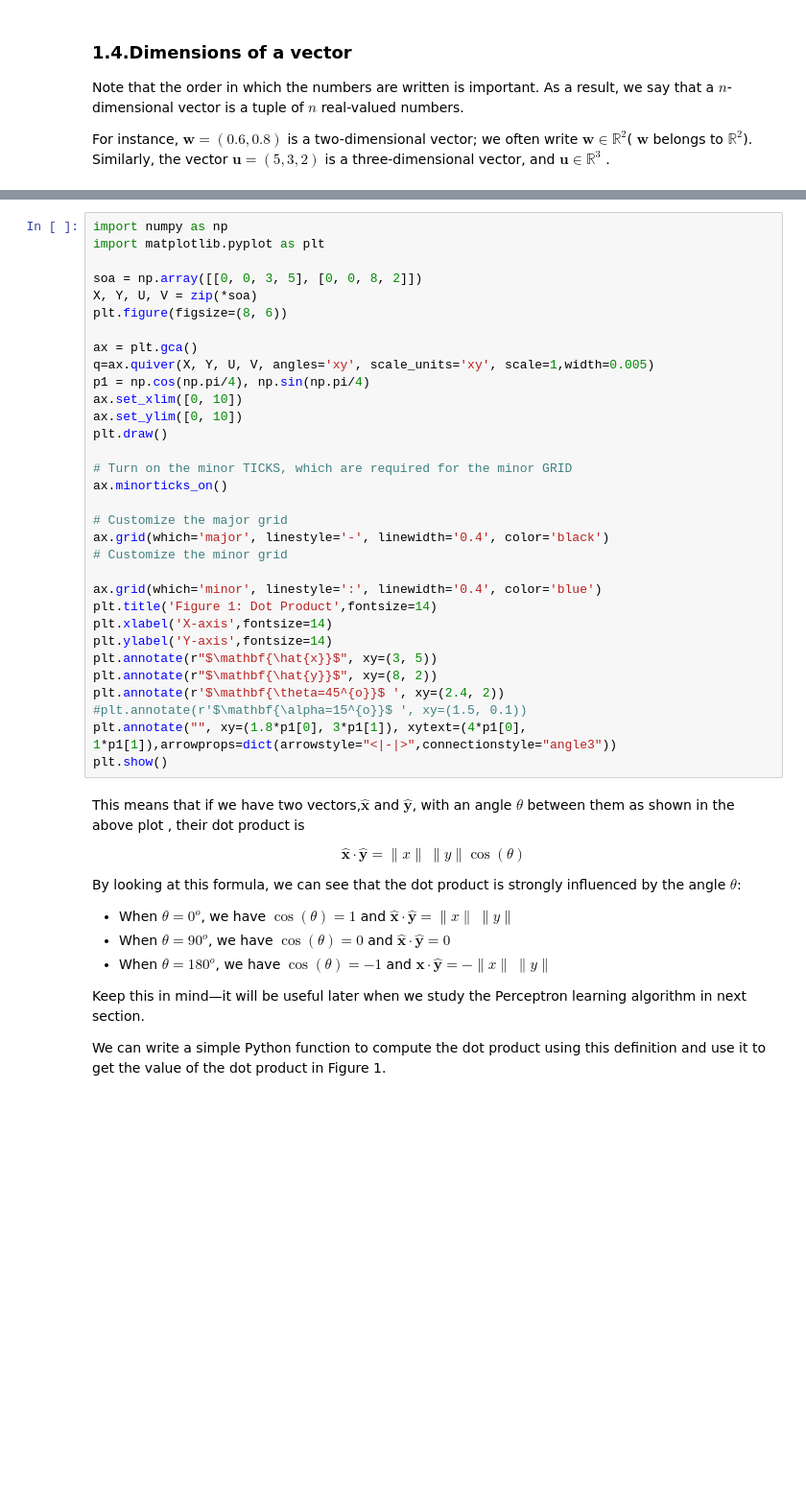
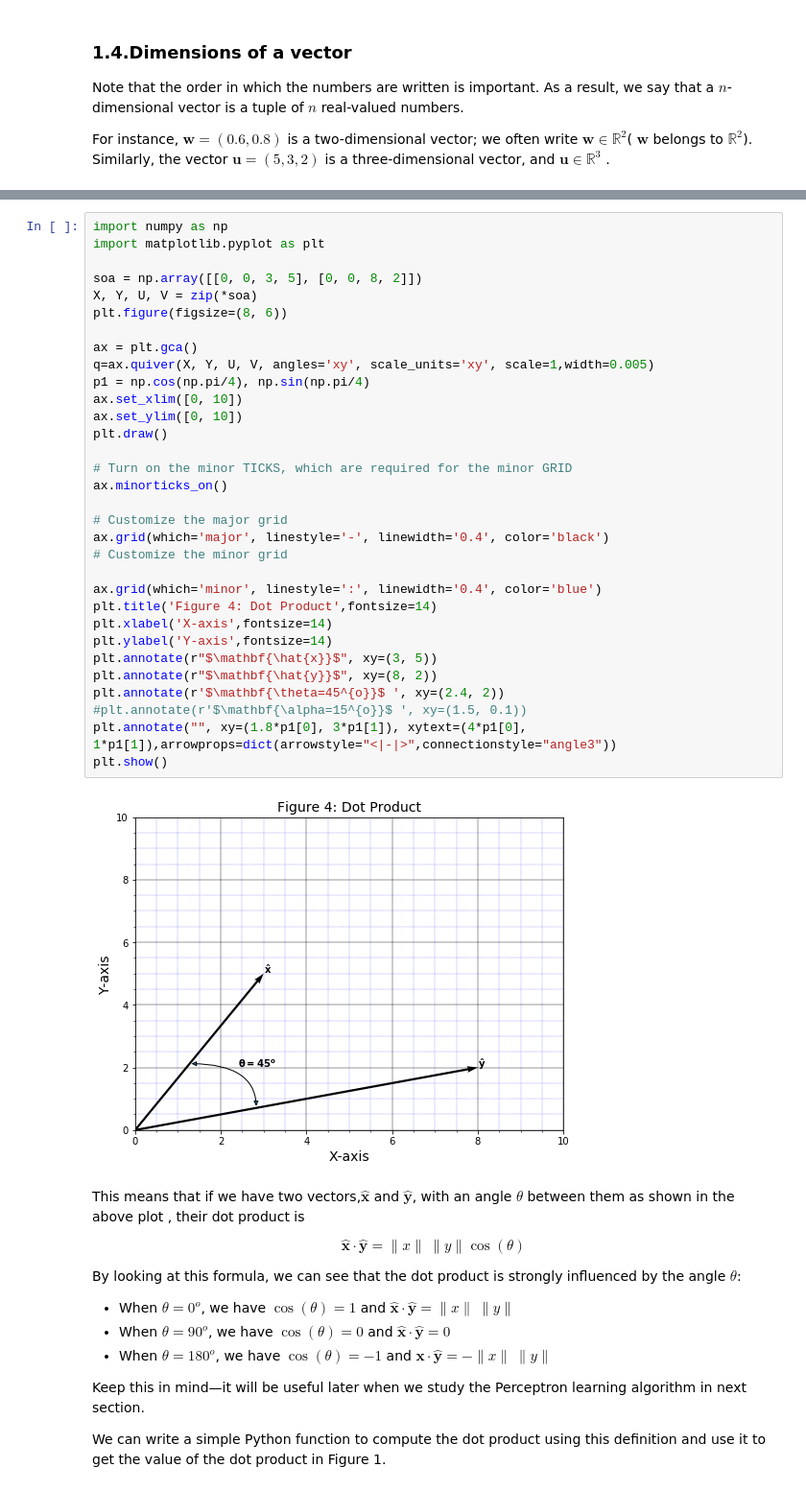
Before and after one commit to AnilSarode/Machine-Learning-Digital-Book-, a Jupyter notebook: The Perceptron/The Perceptron .ipynb, the cells around one changed output, grey strips where cells are left out. Shown at 96% size. Saved outputs shown, nothing was run; the diff lists cells and outputs as text; blank space fills up the shorter version.

```diff
--- a/The Perceptron/The Perceptron .ipynb
+++ b/The Perceptron/The Perceptron .ipynb
@@ -306,34 +306,36 @@ Below is simple python program which draw/plot(Figure 1) two vectors $[3,5]$ and
 import numpy as np
 import matplotlib.pyplot as plt
 
 soa = np.array([[0, 0, 3, 5], [0, 0, 8, 2]])
 X, Y, U, V = zip(*soa)
 plt.figure(figsize=(8, 6))
 
 ax = plt.gca()
 q=ax.quiver(X, Y, U, V, angles='xy', scale_units='xy', scale=1,width=0.005)
 p1 = np.cos(np.pi/4), np.sin(np.pi/4)
 ax.set_xlim([0, 10])
 ax.set_ylim([0, 10])
 plt.draw()
 
 # Turn on the minor TICKS, which are required for the minor GRID
 ax.minorticks_on()
 
 # Customize the major grid
 ax.grid(which='major', linestyle='-', linewidth='0.4', color='black')
 # Customize the minor grid
 
 ax.grid(which='minor', linestyle=':', linewidth='0.4', color='blue')
-plt.title('Figure 1: Dot Product',fontsize=14)
+plt.title('Figure 4: Dot Product',fontsize=14)
 plt.xlabel('X-axis',fontsize=14)
 plt.ylabel('Y-axis',fontsize=14)
 plt.annotate(r"$\mathbf{\hat{x}}$", xy=(3, 5))
 plt.annotate(r"$\mathbf{\hat{y}}$", xy=(8, 2))
 plt.annotate(r'$\mathbf{\theta=45^{o}}$ ', xy=(2.4, 2))
 #plt.annotate(r'$\mathbf{\alpha=15^{o}}$ ', xy=(1.5, 0.1))
 plt.annotate("", xy=(1.8*p1[0], 3*p1[1]), xytext=(4*p1[0], 1*p1[1]),arrowprops=dict(arrowstyle="<|-|>",connectionstyle="angle3"))
 plt.show()
+# %% [output]
+[figure, added]
 # %% [markdown]
 This means that if we have two vectors,$\mathbf{\hat{x}}$ and $\mathbf{\hat{y}}$, with an angle ${\theta}$ between them as  shown in the above plot , their dot product is
 
```
Also changed, not shown: parts of 43 cells of this notebook.
